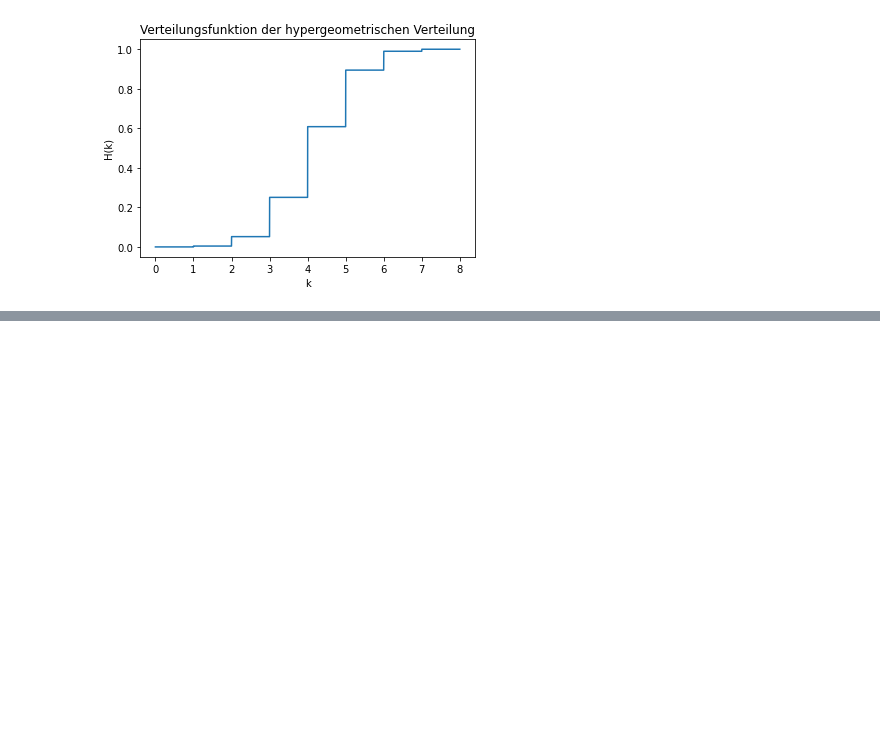
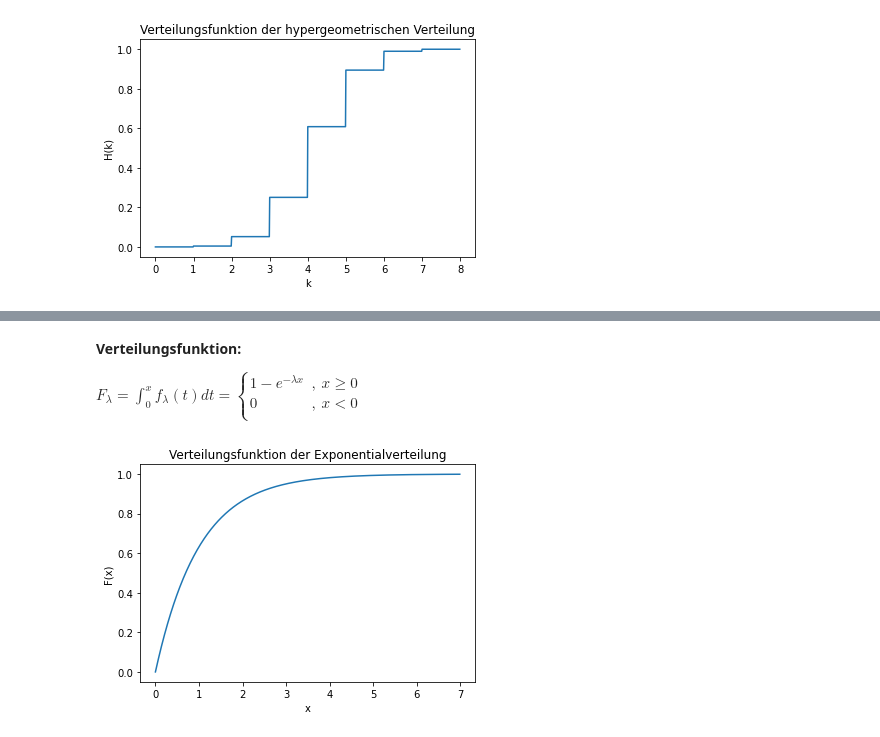
Before and after one commit to nicokossmann/Wahrscheinlichkeitsverteilungen, a Jupyter notebook: statistik.ipynb, the cells around one changed output, grey strips where cells are left out. Saved outputs shown, nothing was run; the diff lists cells and outputs as text; code cells hidden in the pictures; blank space fills up the shorter version.

```diff
--- a/statistik.ipynb
+++ b/statistik.ipynb
@@ -408,0 +464,19 @@ plt.show()
+# %% [markdown]
+**Verteilungsfunktion:**
+
+$F_{\lambda} = \int_{0}^{x}f_{\lambda}(t)dt = \left\{
+\begin{array}{ll}
+1- e^{- \lambda x} &, \  x \ge 0\\
+0 &, \ x < 0\\
+\end{array}
+\right. $
+# %%
+cdf = exp.cdf(x)
+# %%
+plt.plot(x, cdf)
+plt.title("Verteilungsfunktion der Exponentialverteilung")
+plt.xlabel("x")
+plt.ylabel("F(x)")
+plt.show()
+# %% [output]
+[figure, added]
```
Also changed, not shown: parts of 35 cells of this notebook.
